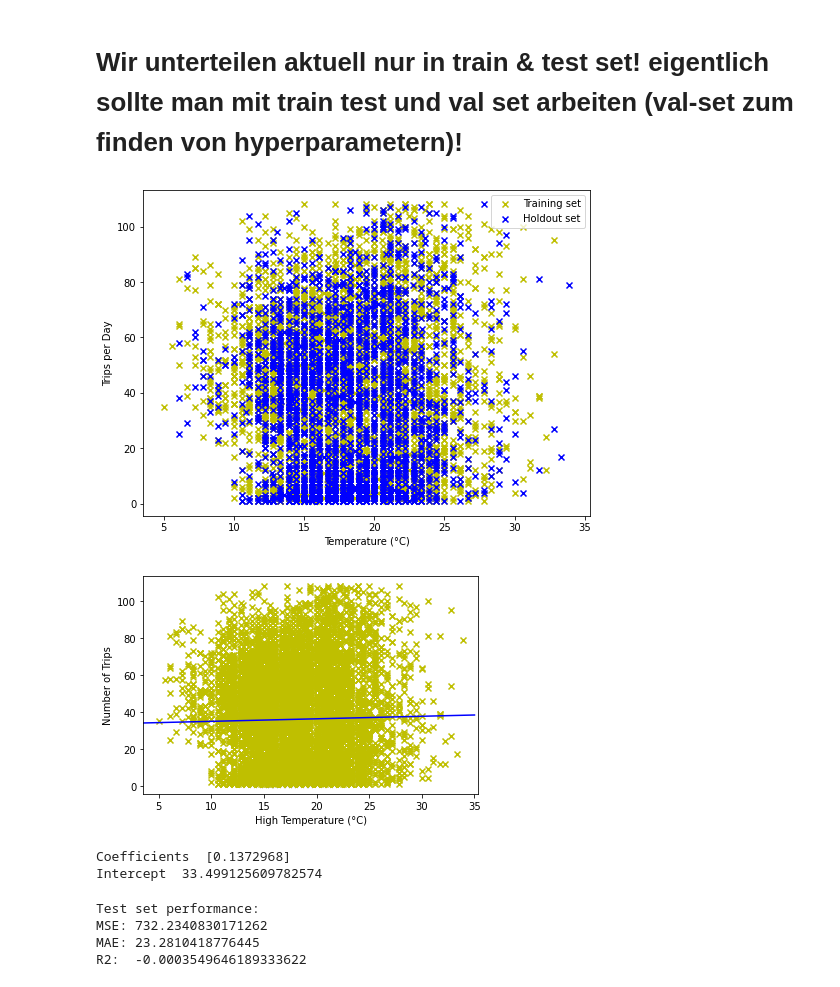
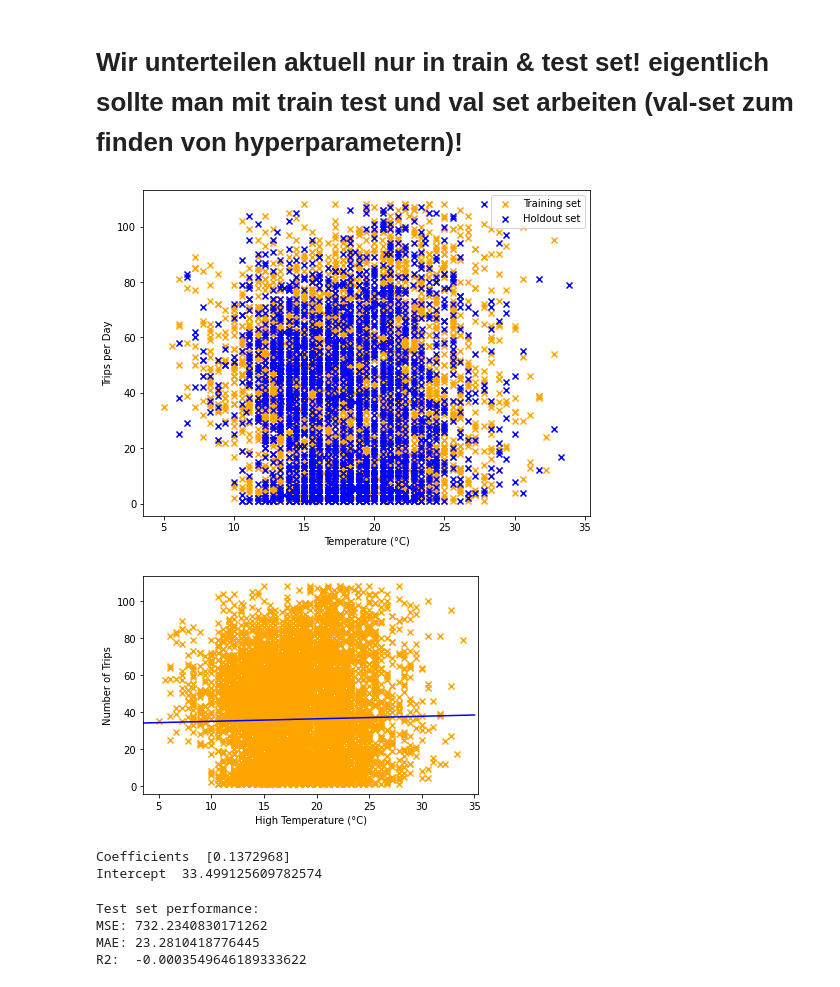
Before and after one commit to mschwa1010/AA_2022-23_Team_8, a Jupyter notebook: Prediction.ipynb, the cells around one changed output. Saved outputs shown, nothing was run; the diff lists cells and outputs as text; code cells hidden in the pictures.

Commit message:
Adjusted color settings

```diff
--- a/Prediction.ipynb
+++ b/Prediction.ipynb
@@ -53,7 +53,7 @@ X_train, X_test, y_train, y_test = train_test_split(X, y, test_size=0.3, random_
 # Wir unterteilen aktuell nur in train & test set! eigentlich sollte man mit train test und val set arbeiten (val-set zum finden von hyperparametern)!
 # %%
 plt.figure(figsize = (8,6))
-plt.scatter(X_train, y_train, marker='x', color="y")
+plt.scatter(X_train, y_train, marker='x', color="orange")
 plt.scatter(X_test, y_test, marker='x', color="b")
 #plt.scatter(X_val, y_val, marker='x', color="r")
 plt.xlabel("Temperature (°C)")
@@ -61,27 +61,27 @@ plt.ylabel("Trips per Day")
 plt.legend(['Training set', 'Holdout set'])
 plt.show()
 # %% [output]
-[figure, old version]
+[figure, new version]
 # %%
 model = LinearRegression(fit_intercept =True)
 model.fit(X_train.values.reshape(-1,1),y_train)
 model_pred = model.predict(X_test.values.reshape(-1,1))
 # %%
-plt.scatter( X,y, marker = 'x', c='y')
+plt.scatter( X,y, marker = 'x', c='orange')
 xlim, ylim =(plt.gca().get_xlim(), plt.gca().get_ylim())
 
 Z = np.linspace(0,35)
 T = model.intercept_ + model.coef_*Z
 
 plt.plot(Z,T, c="b")
 plt.xlim(xlim)
 plt.ylim(ylim)
 plt.xlabel("High Temperature (°C)")
 plt.ylabel("Number of Trips")
 plt.show()
 print("Coefficients ", model.coef_, "\nIntercept ", model.intercept_ )
 # %% [output]
-[figure, old version]
+[figure, new version]
 Coefficients  [0.1372968]
 Intercept  33.499125609782574
 # %%
```
Also changed, not shown: parts of 17 cells of this notebook.
